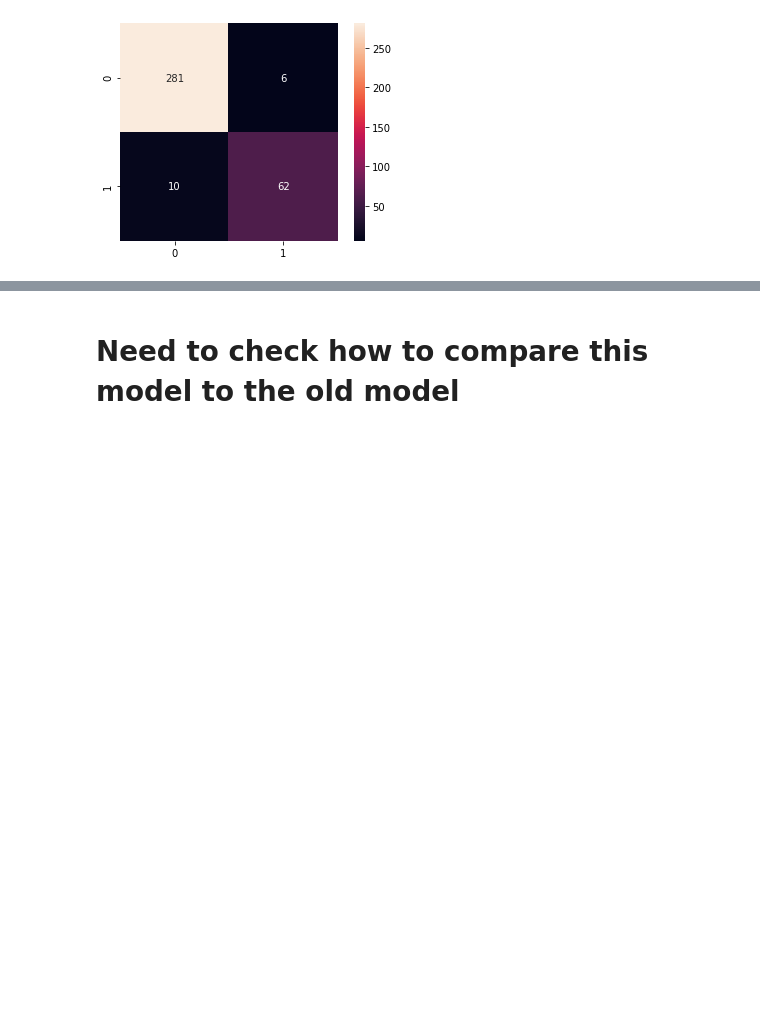
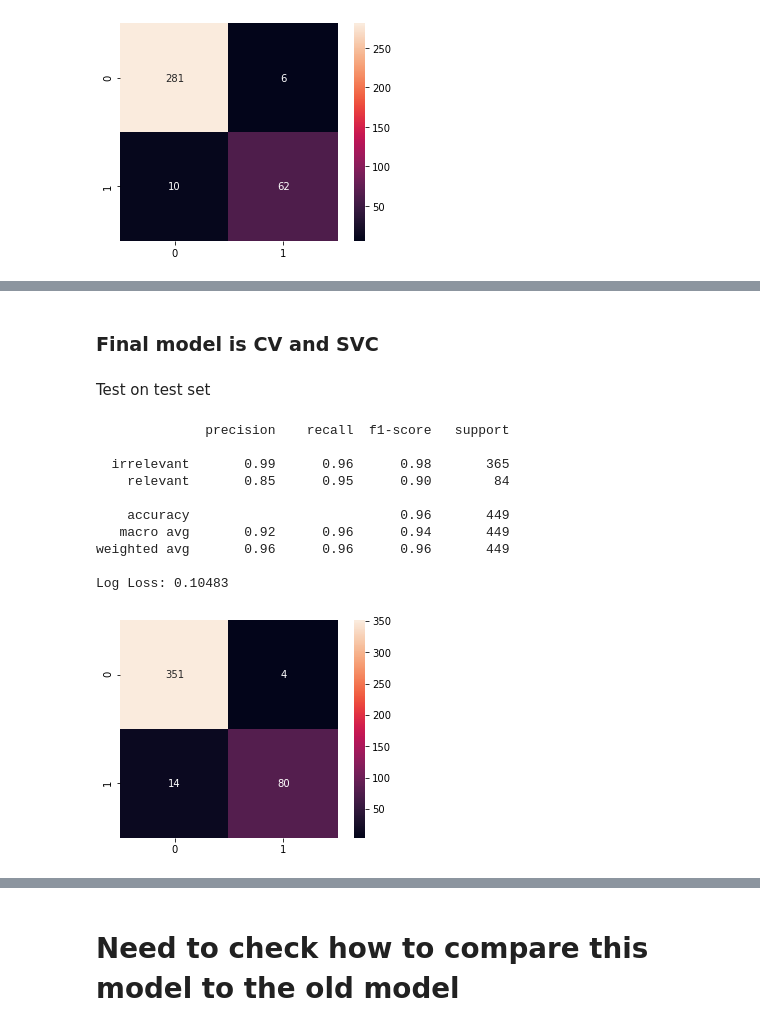
Before and after one commit to Isaac1o/CDFW, a Jupyter notebook: twitter/coyotes/notebooks/retrain_model.ipynb, the cells around one changed output, grey strips where cells are left out. Saved outputs shown, nothing was run; the diff lists cells and outputs as text; code cells hidden in the pictures; blank space fills up the shorter version.

```diff
--- a/twitter/coyotes/notebooks/retrain_model.ipynb
+++ b/twitter/coyotes/notebooks/retrain_model.ipynb
@@ -454,0 +459,2 @@ Log Loss: 0.15288
+# %%
+X_train, X_test, y_train, y_test = train_test_split(X, y, test_size=.25)
@@ -455,3 +475,21 @@ Log Loss: 0.15288
+# %% [markdown]
+### Final model is CV and SVC
+# %% [markdown]
+Test on test set
+# %%
+print_scores(vcsvc, y_test, X_test)
+# %% [output]
+              precision    recall  f1-score   support
+
+  irrelevant       0.99      0.96      0.98       365
+    relevant       0.85      0.95      0.90        84
+
+    accuracy                           0.96       449
+   macro avg       0.92      0.96      0.94       449
+weighted avg       0.96      0.96      0.96       449
+
+Log Loss: 0.10483
+[figure, added]
 # %%
 import joblib
 # %%
```
Also changed, not shown: parts of 13 cells of this notebook, 4 other files.
